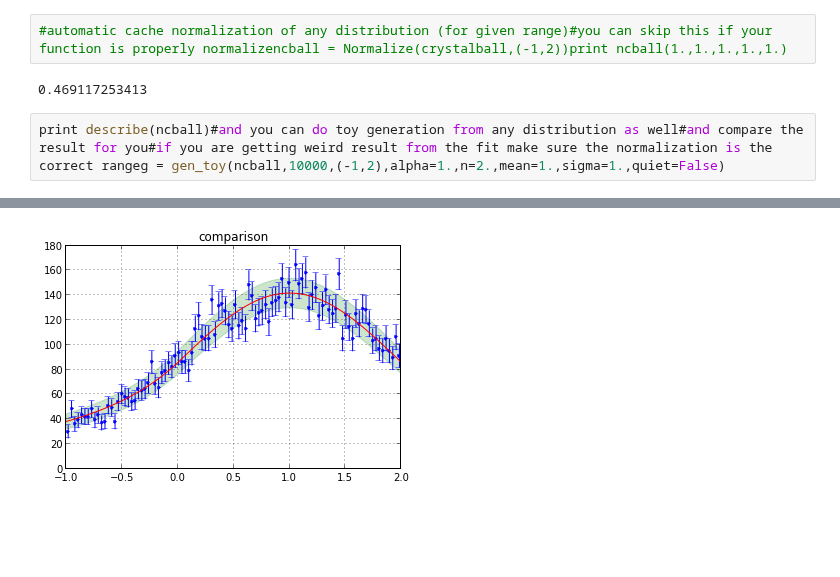
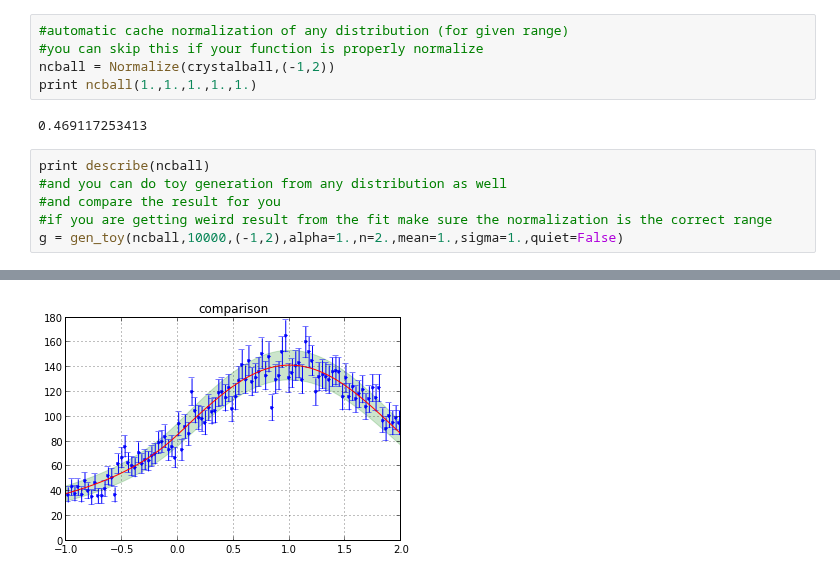
Before and after one commit to scikit-hep/probfit, a Jupyter notebook: tutorial.ipynb, the cells around one changed output, grey strips where cells are left out. Saved outputs shown, nothing was run; the diff lists cells and outputs as text; blank space fills up the shorter version.

```diff
--- a/tutorial.ipynb
+++ b/tutorial.ipynb
@@ -7,9 +17,16 @@ from dist_fit import *import numpy as npimport RTMinuitimport UserDict
 (0, 1.0)
 [figure]
 # %%
-#automatic cache normalization of any distribution (for given range)#you can skip this if your function is properly normalizencball = Normalize(crystalball,(-1,2))print ncball(1.,1.,1.,1.,1.)
+#automatic cache normalization of any distribution (for given range)
+#you can skip this if your function is properly normalize
+ncball = Normalize(crystalball,(-1,2))
+print ncball(1.,1.,1.,1.,1.)
 # %% [output]
 0.469117253413
 # %%
-print describe(ncball)#and you can do toy generation from any distribution as well#and compare the result for you#if you are getting weird result from the fit make sure the normalization is the correct rangeg = gen_toy(ncball,10000,(-1,2),alpha=1.,n=2.,mean=1.,sigma=1.,quiet=False)
+print describe(ncball)
+#and you can do toy generation from any distribution as well
+#and compare the result for you
+#if you are getting weird result from the fit make sure the normalization is the correct range
+g = gen_toy(ncball,10000,(-1,2),alpha=1.,n=2.,mean=1.,sigma=1.,quiet=False)
 # %% [output]
@@ -17,2 +35,2 @@ print describe(ncball)#and you can do toy generation from any distribution as we
-[figure, old version]
+[figure, new version]
 # %%
```
Also changed, not shown: parts of 50 cells of this notebook, 7 other files.
